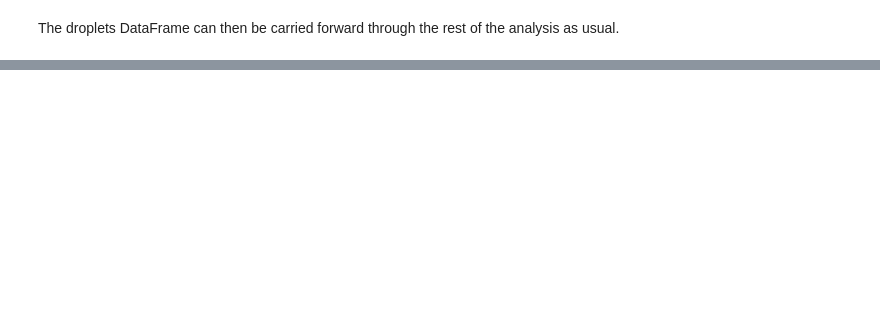
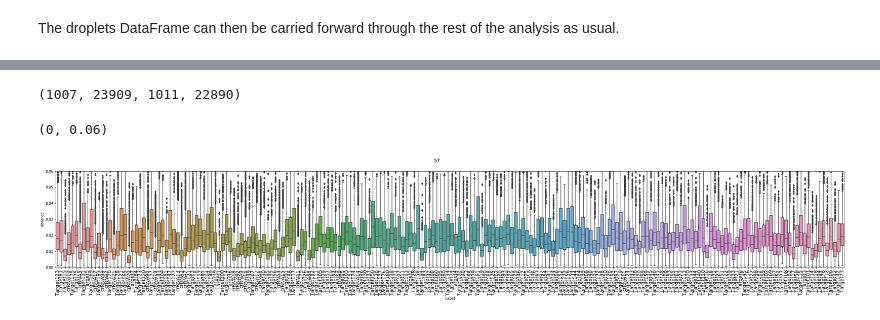
Before and after one commit to blaineylab/kChip, a Jupyter notebook: Accessory/Interactive Examples/Interactive Clustering Example.ipynb, the cells around one changed output, grey strips where cells are left out. Cells and saved outputs as stored; diff of their text form; code cells hidden in the pictures; blank space fills up the shorter version.

```diff
--- a/Accessory/Interactive Examples/Interactive Clustering Example.ipynb
+++ b/Accessory/Interactive Examples/Interactive Clustering Example.ipynb
@@ -176,0 +194,2 @@ The droplets DataFrame can then be carried forward through the rest of the analy
+# %%
+droplets = pd.read_csv('181219_chip3_UV7_corrected.csv',index_col=0)
@@ -176,0 +220,25 @@ The droplets DataFrame can then be carried forward through the rest of the analy
+# %%
+all_counts['Target12'], all_counts['crRNA1'], all_counts['Target2'],all_counts['crRNA2']
+# %% [output]
+(1007, 23909, 1011, 22890)
+# %%
+# Columns tell you the centroid of the clusters and calculates the distance between droplets and centroid
+droplets['CentroidX'] = droplets.groupby('Label')['PlaneX'].transform('median')
+droplets['CentroidY'] = droplets.groupby('Label')['PlaneY'].transform('median')
+droplets['distance'] = np.sqrt((droplets.PlaneX-droplets.CentroidX)**2+(droplets.PlaneY-droplets.CentroidY)**2)
+# %%
+# Graphs median distance and distribution of droplet distances to the centroid
+import seaborn as sns
+
+
+# To test barcode distances:
+fig, ax = plt.subplots(1,1, figsize=(40,5))
+fig.suptitle(str(item), size=14)
+
+sns.boxplot(x='Label',y='distance',data=droplets)
+g = ax.get_xticklabels()
+ax.set_xticklabels(g, rotation=90, size=14)
+ax.set_ylim(0,0.06)
+# %% [output]
+(0, 0.06)
+[figure, added]
```
Also changed, not shown: parts of 19 cells of this notebook, 19 other files.
